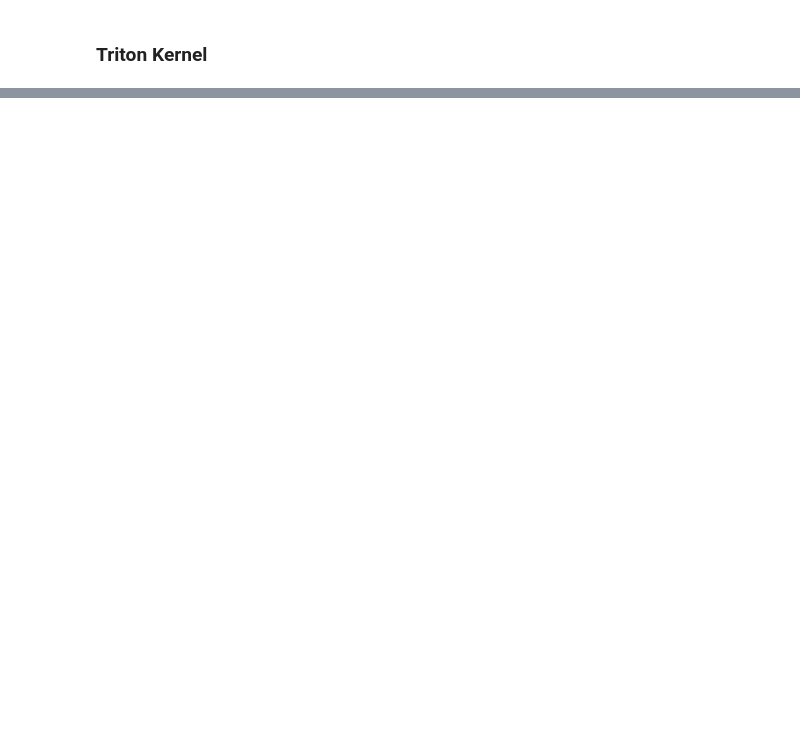
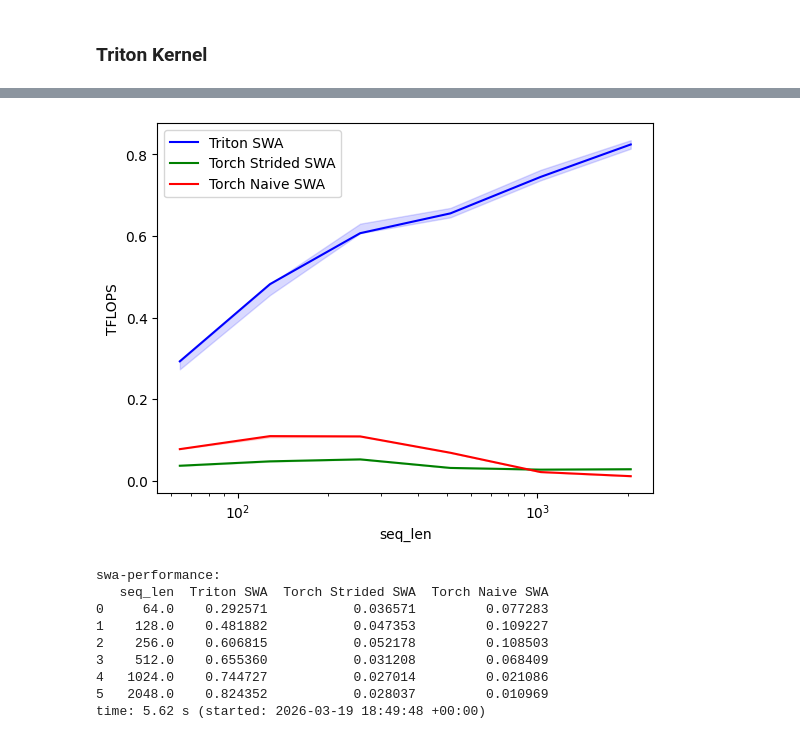
Before and after one commit to mahdikhashan/jku-ai-practical-project, a Jupyter notebook: notebooks/swa_musings.ipynb, the cells around one changed output, grey strips where cells are left out. Cells and saved outputs as stored; diff of their text form; code cells hidden in the pictures; blank space fills up the shorter version.

Commit message:
add swa musing benchmark

```diff
--- a/notebooks/swa_musings.ipynb
+++ b/notebooks/swa_musings.ipynb
@@ -77,6 +77,7 @@ def swa_naive(q, k, v, window_sizes: tuple[int, int] = (15, 16)):
     bwd_inv_mask = row_idx > col_idx + bwd_win_size
 
     qk = q @ k.transpose(-1, -2)
+    qk = qk / math.sqrt(q.shape[-1])
     qk_masked = torch.masked_fill(qk, fwd_inv_mask | bwd_inv_mask, -float("inf"))
     a = torch.softmax(qk_masked, dim=-1)
     return a @ v
@@ -412,0 +447,40 @@ time: 543 ms (started: 2026-03-11 15:18:38 +00:00)
+# %%
+import torch
+import triton
+import triton.testing
+
+torch.manual_seed(1374)
+
+batch_size = 2
+num_heads = 8
+seq_len = 128
+d_qk = 64
+d_v = 64
+
+device = 'cuda' if torch.cuda.is_available() else 'cpu'
+
+q = torch.randn(batch_size, num_heads, seq_len, d_qk, device=device, dtype=torch.float32)
+k = torch.randn(batch_size, num_heads, seq_len, d_qk, device=device, dtype=torch.float32)
+v = torch.randn(batch_size, num_heads, seq_len, d_v, device=device, dtype=torch.float32)
+
+window_sizes = (15, 16)
+
+for _ in range(10):
+    run_swa_triton(q, k, v, window_sizes=window_sizes)
+    swa_strided(q, k, v, window_sizes=window_sizes)
+
+torch.cuda.synchronize()
+
+triton_ms = triton.testing.do_bench(
+    lambda: run_swa_triton(q, k, v, window_sizes=window_sizes)
+)
+
+strided_ms = triton.testing.do_bench(
+    lambda: swa_strided(q, k, v, window_sizes=window_sizes)
+)
+
+print(f"Triton implementation : {triton_ms:.4f} ms")
+print(f"Strided PyTorch       : {strided_ms:.4f} ms")
+
+speedup = strided_ms / triton_ms
+print(f"Speedup (Triton vs PyTorch): {speedup:.2f}x")
@@ -412,0 +565,13 @@ time: 543 ms (started: 2026-03-11 15:18:38 +00:00)
+# %%
+benchmark.run(print_data=True, show_plots=True)
+# %% [output]
+[figure, added]
+swa-performance:
+   seq_len  Triton SWA  Torch Strided SWA  Torch Naive SWA
+0     64.0    0.292571           0.036571         0.077283
+1    128.0    0.481882           0.047353         0.109227
+2    256.0    0.606815           0.052178         0.108503
+3    512.0    0.655360           0.031208         0.068409
+4   1024.0    0.744727           0.027014         0.021086
+5   2048.0    0.824352           0.028037         0.010969
+time: 5.62 s (started: 2026-03-19 18:49:48 +00:00)
```
Also changed, not shown: parts of 16 cells of this notebook.
